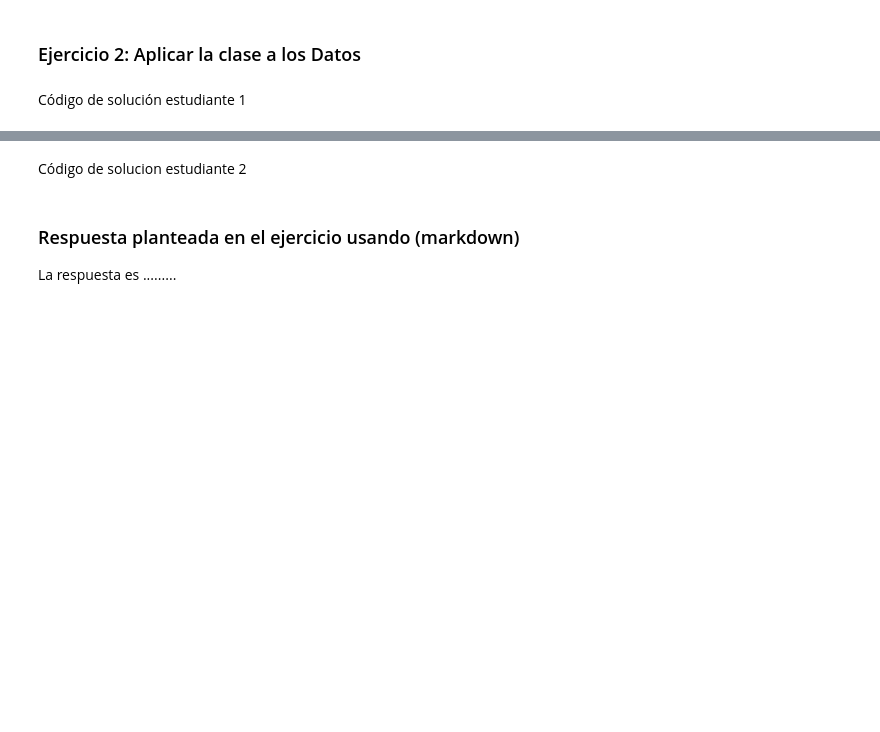
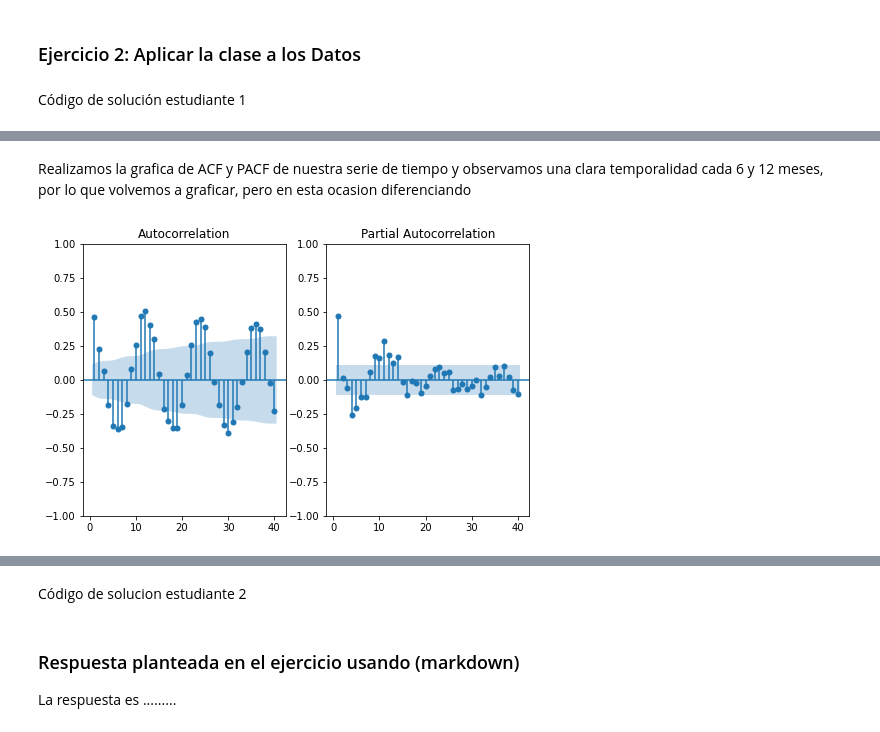
Before and after one commit to G4ll4rd0/Tarea3_RGALLARDO_PAVILLA, a Jupyter notebook: Tarea_3.ipynb, the cells around one changed output, grey strips where cells are left out. Saved outputs shown, nothing was run; the diff lists cells and outputs as text; code cells hidden in the pictures; blank space fills up the shorter version.

```diff
--- a/Tarea_3.ipynb
+++ b/Tarea_3.ipynb
@@ -56,0 +439,6 @@ Código de solución estudiante 1
+# %% [markdown]
+Realizamos la grafica de ACF y PACF de nuestra serie de tiempo y observamos una clara temporalidad cada 6 y 12 meses, por lo que volvemos a graficar, pero en esta ocasion diferenciando
+# %%
+model.plot_acf_pacf(kwargs={'lags': 40})
+# %% [output]
+[figure, added]
```
Also changed, not shown: parts of 28 cells of this notebook.
